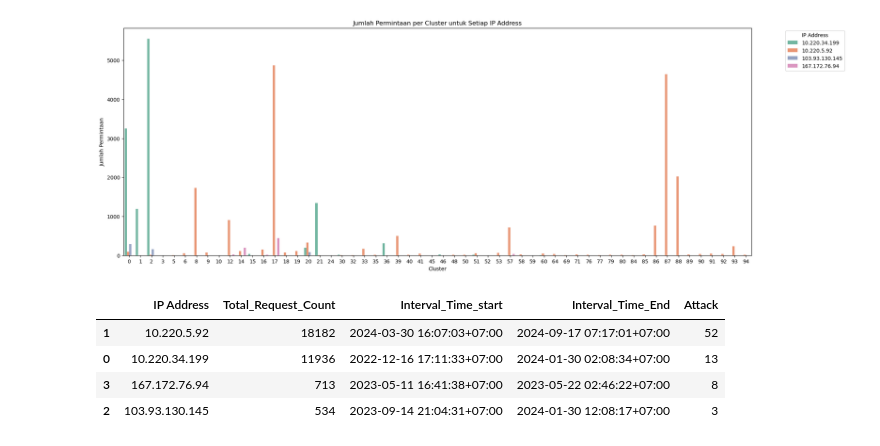
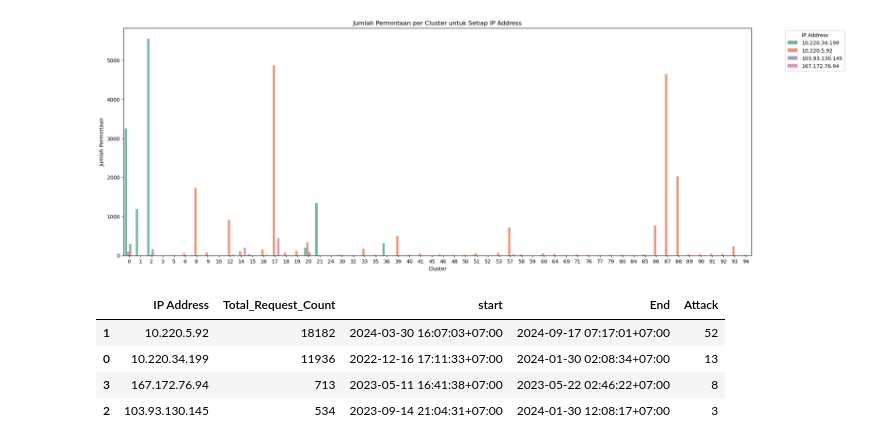
Before and after one commit to Ufik0203/DBSCAN-Clustering-DDOS-Detector, a Jupyter notebook: Clustering_80_20.ipynb, the cells around one changed output. Drawn from its saved outputs; the diff is of its cells as text; code cells hidden in the pictures.

```diff
--- a/Clustering_80_20.ipynb
+++ b/Clustering_80_20.ipynb
@@ -999,22 +999,22 @@ plt.show()
 # %%
 filtering_data_test = filtered_data_test_track[
     filtered_data_test_track['Cluster'].isin(ddos_cluster) &
     (filtered_data_test_track['Cluster'] != -1)
 ]
 
 request_count_per_ip = filtering_data_test.groupby('IP Address').agg(
     Total_Request_Count=('Timestamp', 'size'),
-    Interval_Time_start=('Timestamp', 'min'),
-    Interval_Time_End=('Timestamp', 'max')
+    start=('Timestamp', 'min'),
+    End=('Timestamp', 'max')
 ).reset_index()
 
 request_count_per_ip['Attack'] = filtering_data_test.groupby('IP Address')['Cluster'].nunique().reset_index(name='Attack')['Attack']
 
 request_count_per_ip_sorted = request_count_per_ip.sort_values(by='Total_Request_Count', ascending=False)
 
 request_count_per_ip_sorted
 # %% [output]
-|  | IP Address | Total_Request_Count | Interval_Time_start | Interval_Time_End | Attack |
+|  | IP Address | Total_Request_Count | start | End | Attack |
 | 1 | 10.220.5.92 | 18182 | 2024-03-30 16:07:03+07:00 | 2024-09-17 07:17:01+07:00 | 52 |
 | 0 | 10.220.34.199 | 11936 | 2022-12-16 17:11:33+07:00 | 2024-01-30 02:08:34+07:00 | 13 |
 | 3 | 167.172.76.94 | 713 | 2023-05-11 16:41:38+07:00 | 2023-05-22 02:46:22+07:00 | 8 |
```
